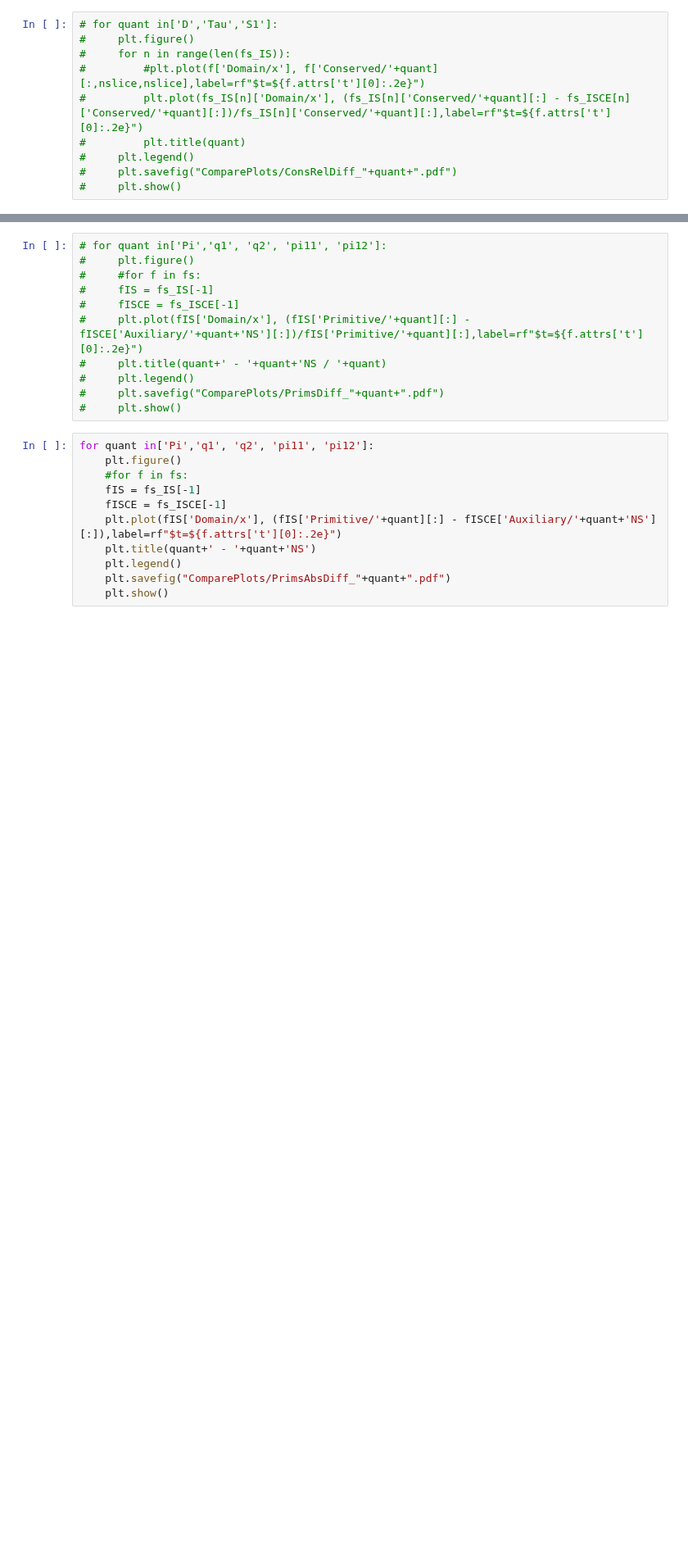
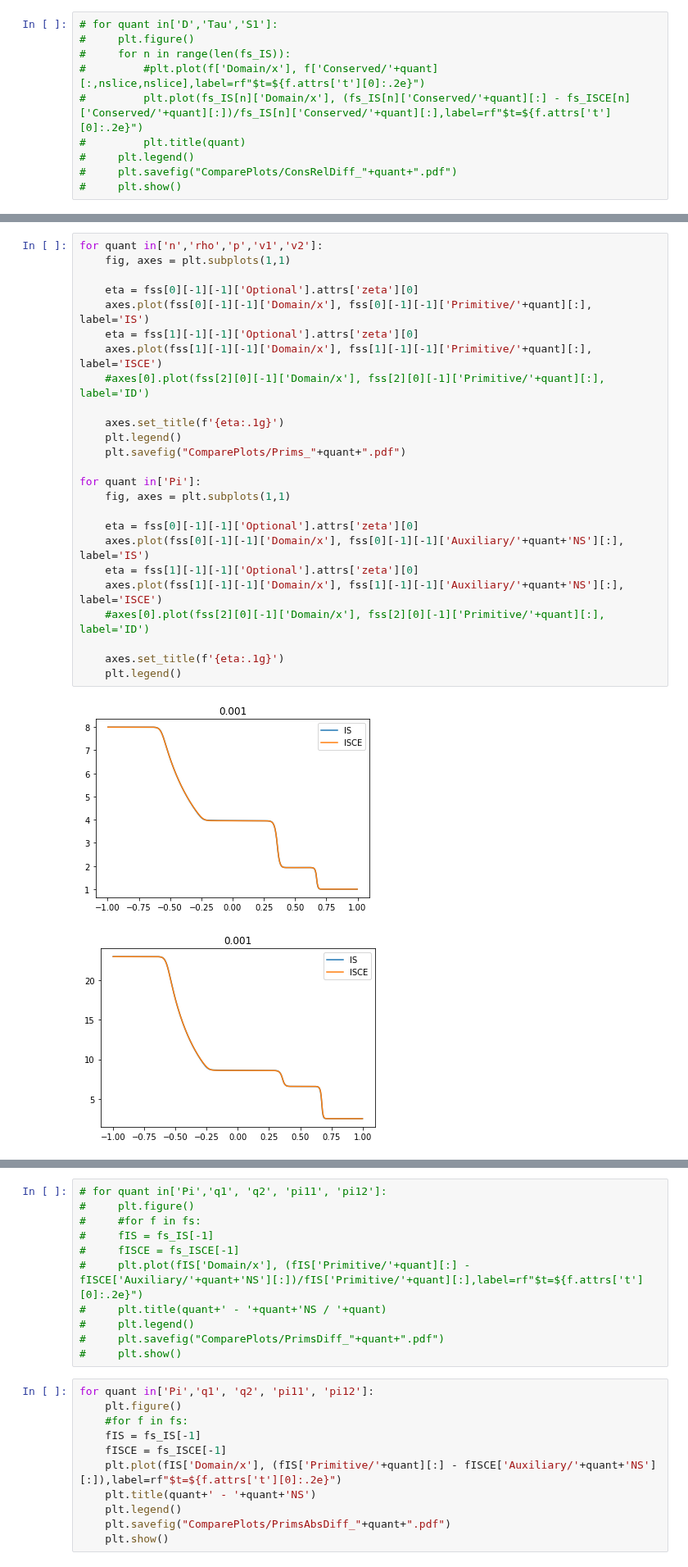
Before and after one commit to MarcusHatton/Plotting, a Jupyter notebook: StillShockScalingRes.ipynb, the cells around one changed output, grey strips where cells are left out. Shown at 82% size. Saved outputs shown, nothing was run; the diff lists cells and outputs as text; blank space fills up the shorter version.

```diff
--- a/StillShockScalingRes.ipynb
+++ b/StillShockScalingRes.ipynb
@@ -177,0 +236,28 @@ for quant in['n','rho','p','v1','v2']:
+# %%
+for quant in['n','rho','p','v1','v2']:
+    fig, axes = plt.subplots(1,1)
+
+    eta = fss[0][-1][-1]['Optional'].attrs['zeta'][0]
+    axes.plot(fss[0][-1][-1]['Domain/x'], fss[0][-1][-1]['Primitive/'+quant][:], label='IS')
+    eta = fss[1][-1][-1]['Optional'].attrs['zeta'][0]
+    axes.plot(fss[1][-1][-1]['Domain/x'], fss[1][-1][-1]['Primitive/'+quant][:], label='ISCE')
+    #axes[0].plot(fss[2][0][-1]['Domain/x'], fss[2][0][-1]['Primitive/'+quant][:], label='ID')
+
+    axes.set_title(f'{eta:.1g}')
+    plt.legend()
+    plt.savefig("ComparePlots/Prims_"+quant+".pdf")
+
+for quant in['Pi']:
+    fig, axes = plt.subplots(1,1)
+
+    eta = fss[0][-1][-1]['Optional'].attrs['zeta'][0]
+    axes.plot(fss[0][-1][-1]['Domain/x'], fss[0][-1][-1]['Auxiliary/'+quant+'NS'][:], label='IS')
+    eta = fss[1][-1][-1]['Optional'].attrs['zeta'][0]
+    axes.plot(fss[1][-1][-1]['Domain/x'], fss[1][-1][-1]['Auxiliary/'+quant+'NS'][:], label='ISCE')
+    #axes[0].plot(fss[2][0][-1]['Domain/x'], fss[2][0][-1]['Primitive/'+quant][:], label='ID')
+
+    axes.set_title(f'{eta:.1g}')
+    plt.legend()
+# %% [output]
+[figure, added]
+[figure, added]
```
Also changed, not shown: parts of 14 cells of this notebook, 3 other files.
